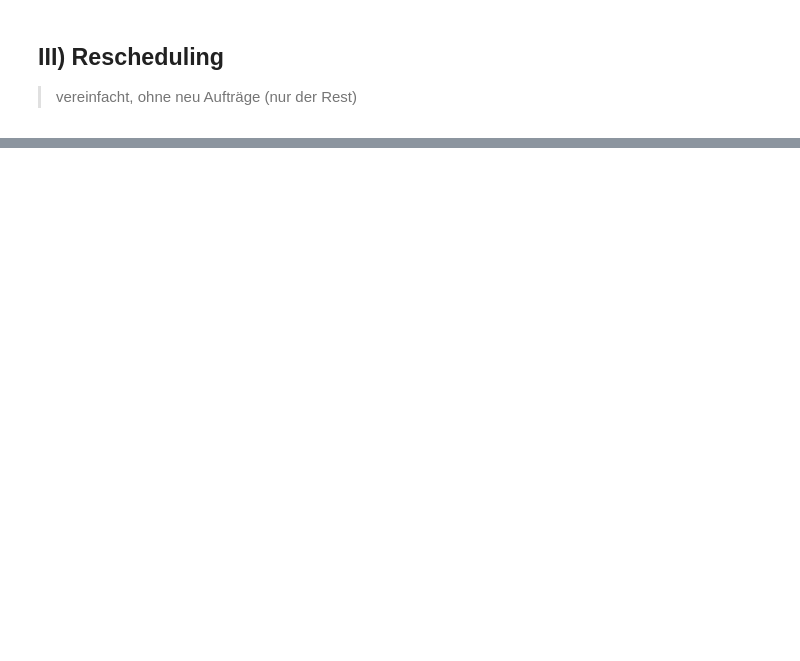
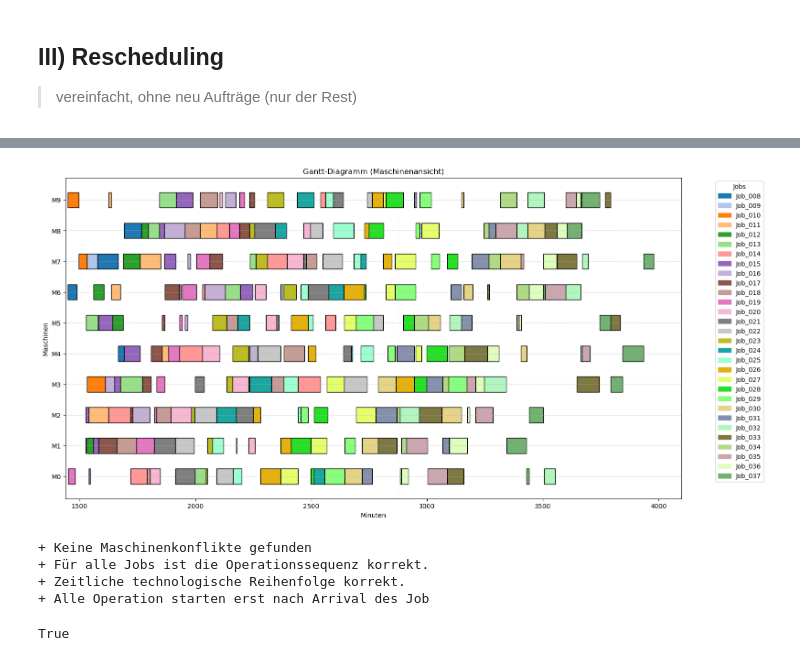
Before and after one commit to konrad-adamski/HTWD_JobShop_Rescheduling, a Jupyter notebook: 01_Scheduling_with_Arrival/04_Flowtime_Rescheduling (Regeneration).ipynb, the cells around one changed output, grey strips where cells are left out. Drawn from its saved outputs; the diff is of its cells as text; code cells hidden in the pictures; blank space fills up the shorter version.

```diff
--- a/01_Scheduling_with_Arrival/04_Flowtime_Rescheduling (Regeneration).ipynb
+++ b/01_Scheduling_with_Arrival/04_Flowtime_Rescheduling (Regeneration).ipynb
@@ -75,14 +75,14 @@ df_times
 | 37 | Job_037 | 2869.61 |
 38 rows × 2 columns
 # %%
-max_time = 60*60*4 # 4h
+max_time = 60*60*3 # 3h
 # %% [markdown]
 ## I) Complete Scheduling
 # %%
 starting_time = time.time()
 
 # Scheduling
-df_plan = ssv.solve_jssp_flowtime(df_jssp, df_times, solver= "HiGHS", msg=True, timeLimit=max_time, gapRel= 0.10)
+df_plan = ssv.solve_jssp_flowtime(df_jssp, df_times, solver= "HiGHS", msg=False, timeLimit=max_time, gapRel= 0.10)
 df_plan
 
 # Informationen
@@ -141,5 +239,5 @@ df_execution_important
 # %%
 df_reschedule = rssv.solve_jssp_individual_flowtime_with_fixed_ops(df_rest, df_time_rest, df_execution_important,
                                                                    reschedule_start = 1440,
-                                                                   solver= "HiGHS", msg=True, timeLimit=max_time, gapRel= 0.10)
+                                                                   solver= "HiGHS", msg=False, timeLimit=max_time, gapRel= 0.10)
 df_reschedule
@@ -146,6 +265,13 @@ df_reschedule
 # %%
 show.plot_gantt_machines(df_reschedule)
-check.is_machine_conflict_free(df_plan)
-check.is_operation_sequence_correct(df_plan)
-check.is_job_timing_correct(df_plan)
-check.is_start_correct(df_plan)
+check.is_machine_conflict_free(df_reschedule)
+check.is_operation_sequence_correct(df_reschedule)
+check.is_job_timing_correct(df_reschedule)
+check.is_start_correct(df_reschedule)
+# %% [output]
+[figure, added]
++ Keine Maschinenkonflikte gefunden
++ Für alle Jobs ist die Operationssequenz korrekt.
++ Zeitliche technologische Reihenfolge korrekt.
++ Alle Operation starten erst nach Arrival des Job
+True
```
Also changed, not shown: parts of 9 cells of this notebook, 1 other file.
